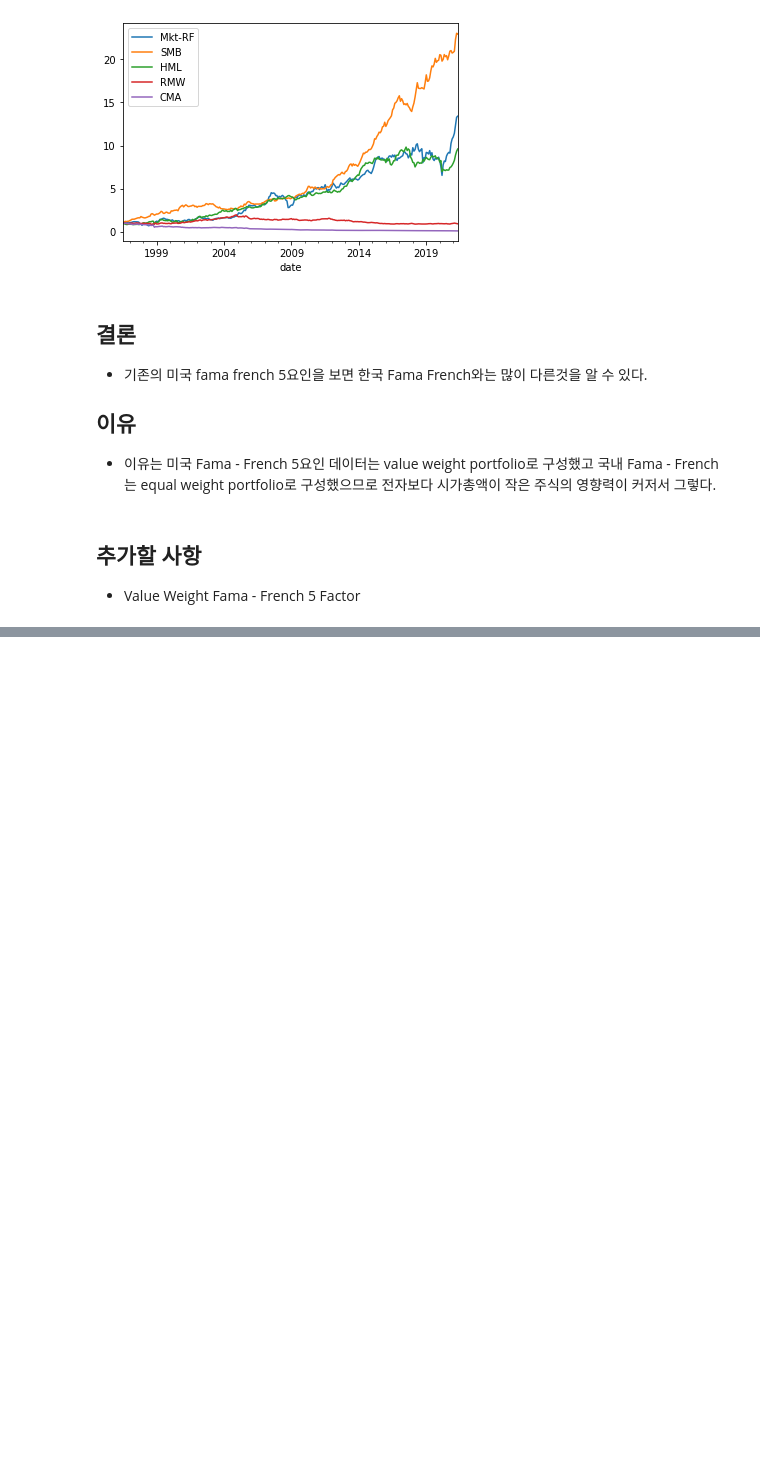
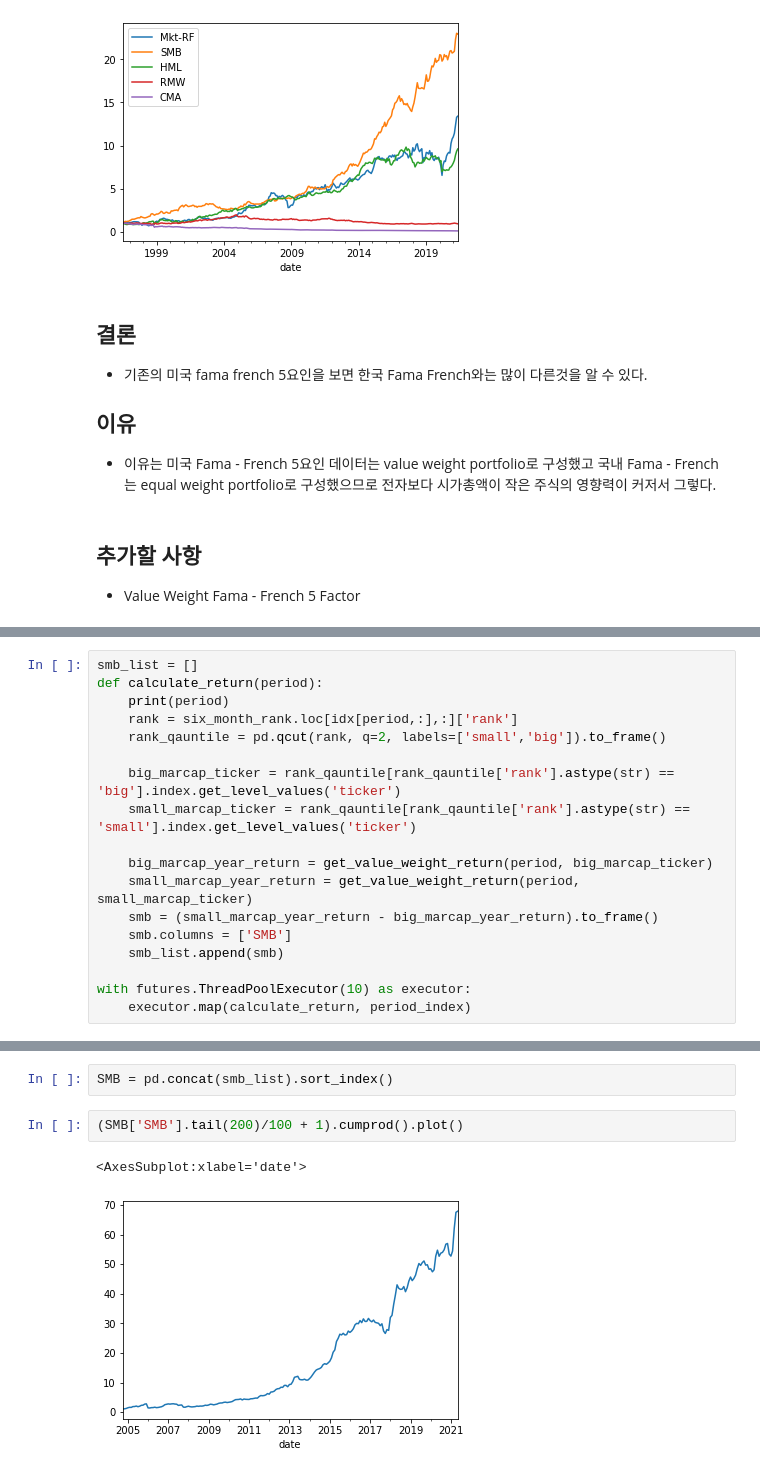
Before and after one commit to Hertz-and-Alpha/machine-learning-for-trading-korea-stock, a Jupyter notebook: data/create_fama_french_kospi.ipynb, the cells around one changed output, grey strips where cells are left out. Cells and saved outputs as stored; diff of their text form; blank space fills up the shorter version.

Commit message:
Add get value weight return code (beta)

```diff
--- a/data/create_fama_french_kospi.ipynb
+++ b/data/create_fama_french_kospi.ipynb
@@ -1000,0 +1039,18 @@ ff_factor_data
+# %%
+smb_list = []
+def calculate_return(period):
+    print(period)
+    rank = six_month_rank.loc[idx[period,:],:]['rank']
+    rank_qauntile = pd.qcut(rank, q=2, labels=['small','big']).to_frame()
+
+    big_marcap_ticker = rank_qauntile[rank_qauntile['rank'].astype(str) == 'big'].index.get_level_values('ticker')
+    small_marcap_ticker = rank_qauntile[rank_qauntile['rank'].astype(str) == 'small'].index.get_level_values('ticker')
+
+    big_marcap_year_return = get_value_weight_return(period, big_marcap_ticker)
+    small_marcap_year_return = get_value_weight_return(period, small_marcap_ticker)
+    smb = (small_marcap_year_return - big_marcap_year_return).to_frame()
+    smb.columns = ['SMB']
+    smb_list.append(smb)
+
+with futures.ThreadPoolExecutor(10) as executor:
+    executor.map(calculate_return, period_index)
@@ -1000,0 +1075,7 @@ ff_factor_data
+# %%
+SMB = pd.concat(smb_list).sort_index()
+# %%
+(SMB['SMB'].tail(200)/100 + 1).cumprod().plot()
+# %% [output]
+<AxesSubplot:xlabel='date'>
+[figure, added]
```
Also changed, not shown: parts of 9 cells of this notebook.
